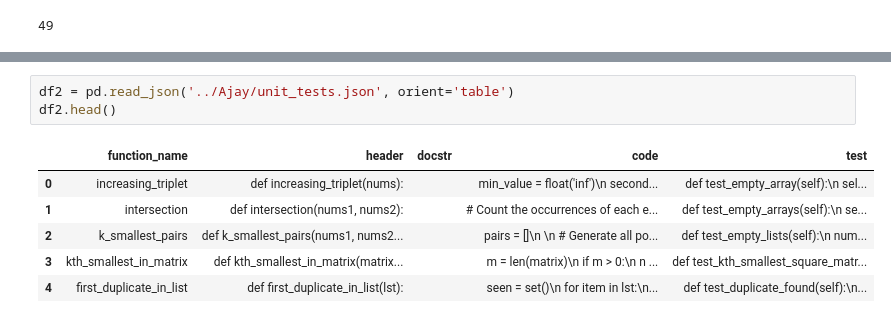
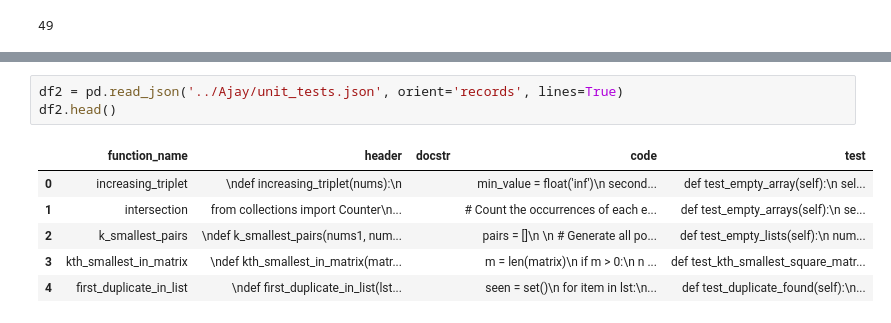
Before and after one commit to ncheduri3/UnittestsWithChatGpt, a Jupyter notebook: Namyata/json-gen-Namyata.ipynb, the cells around one changed output, grey strips where cells are left out. Cells and saved outputs as stored; diff of their text form.

```diff
--- a/Namyata/json-gen-Namyata.ipynb
+++ b/Namyata/json-gen-Namyata.ipynb
@@ -117,13 +137,13 @@ df
 # %%
-df2 = pd.read_json('../Ajay/unit_tests.json', orient='table')
+df2 = pd.read_json('../Ajay/unit_tests.json', orient='records', lines=True)
 df2.head()
 # %% [output]
 |  | function_name | header | docstr | code | test |
-| 0 | increasing_triplet | def increasing_triplet(nums): |  | min_value = float('inf')\n second... | def test_empty_array(self):\n sel... |
-| 1 | intersection | def intersection(nums1, nums2): |  | # Count the occurrences of each e... | def test_empty_arrays(self):\n se... |
-| 2 | k_smallest_pairs | def k_smallest_pairs(nums1, nums2... |  | pairs = []\n \n # Generate all po... | def test_empty_lists(self):\n num... |
-| 3 | kth_smallest_in_matrix | def kth_smallest_in_matrix(matrix... |  | m = len(matrix)\n if m > 0:\n n ... | def test_kth_smallest_square_matr... |
-| 4 | first_duplicate_in_list | def first_duplicate_in_list(lst): |  | seen = set()\n for item in lst:\n... | def test_duplicate_found(self):\n... |
+| 0 | increasing_triplet | \ndef increasing_triplet(nums):\n |  | min_value = float('inf')\n second... | def test_empty_array(self):\n sel... |
+| 1 | intersection | from collections import Counter\n... |  | # Count the occurrences of each e... | def test_empty_arrays(self):\n se... |
+| 2 | k_smallest_pairs | \ndef k_smallest_pairs(nums1, num... |  | pairs = []\n \n # Generate all po... | def test_empty_lists(self):\n num... |
+| 3 | kth_smallest_in_matrix | \ndef kth_smallest_in_matrix(matr... |  | m = len(matrix)\n if m > 0:\n n ... | def test_kth_smallest_square_matr... |
+| 4 | first_duplicate_in_list | \ndef first_duplicate_in_list(lst... |  | seen = set()\n for item in lst:\n... | def test_duplicate_found(self):\n... |
 # %%
 df_final = df.merge(df2, how='outer')
 df_final
```
Also changed, not shown: parts of 7 cells of this notebook, 13 other files.
